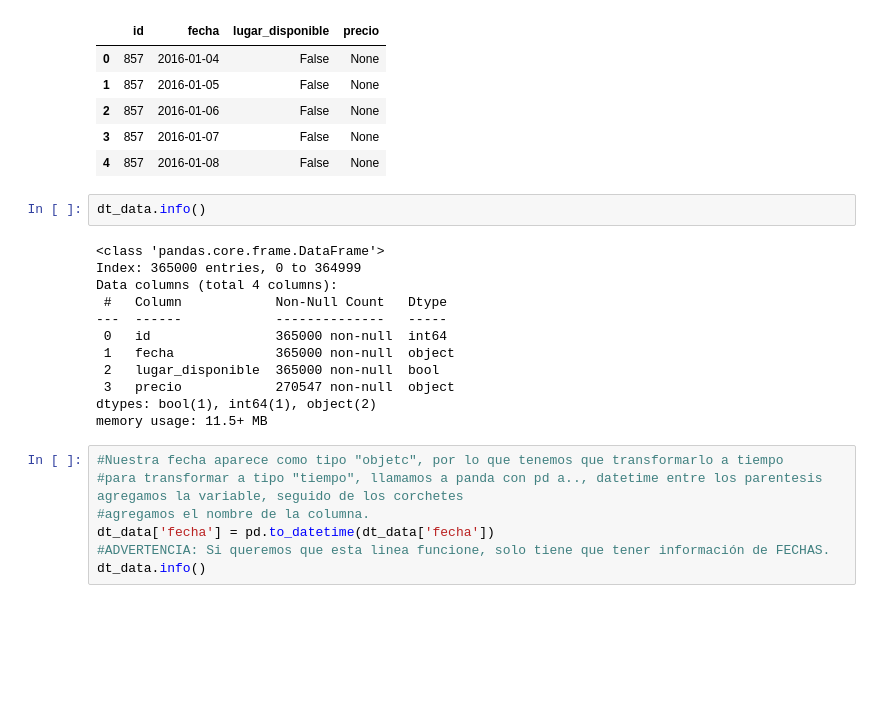
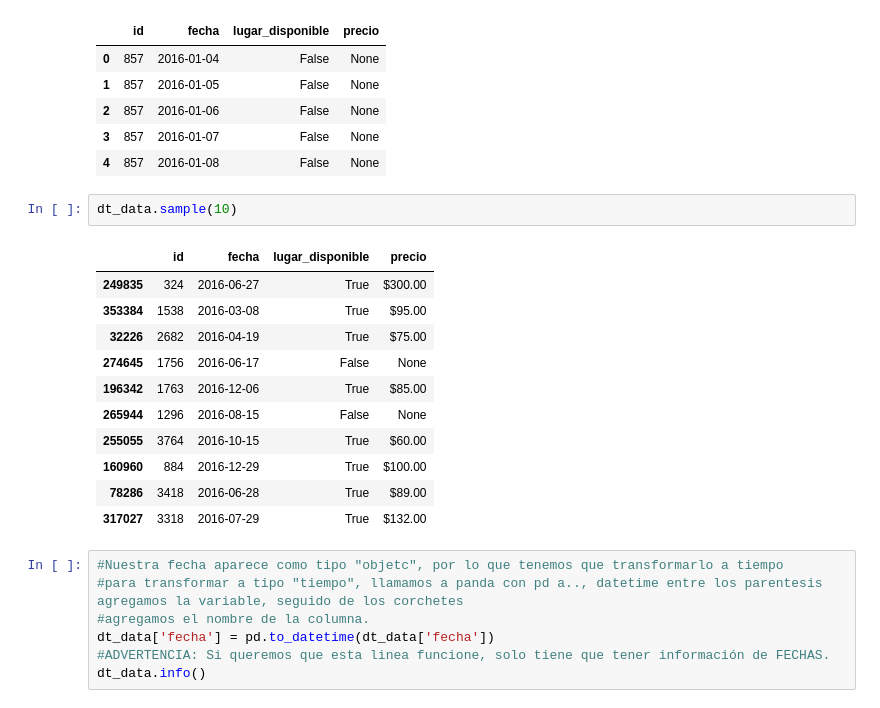
Before and after one commit to AndresCMontejo/Pandas_tratamiento_manipulaci-n_datos, a Jupyter notebook: Pandas_tratamiento_manipulación_datos.ipynb, the cells around one changed output. Saved outputs shown, nothing was run; the diff lists cells and outputs as text; blank space fills up the shorter version.

```diff
--- a/Pandas_tratamiento_manipulación_datos.ipynb
+++ b/Pandas_tratamiento_manipulación_datos.ipynb
@@ -412,20 +412,20 @@ dt_data.head()
 | 2 | 857 | 2016-01-06 | False | None |
 | 3 | 857 | 2016-01-07 | False | None |
 | 4 | 857 | 2016-01-08 | False | None |
-# %%
-dt_data.info()
-# %% [output]
-<class 'pandas.core.frame.DataFrame'>
-Index: 365000 entries, 0 to 364999
-Data columns (total 4 columns):
- #   Column            Non-Null Count   Dtype
----  ------            --------------   -----
- 0   id                365000 non-null  int64
- 1   fecha             365000 non-null  object
- 2   lugar_disponible  365000 non-null  bool
- 3   precio            270547 non-null  object
-dtypes: bool(1), int64(1), object(2)
-memory usage: 11.5+ MB
+# %%
+dt_data.sample(10)
+# %% [output]
+|  | id | fecha | lugar_disponible | precio |
+| 249835 | 324 | 2016-06-27 | True | $300.00 |
+| 353384 | 1538 | 2016-03-08 | True | $95.00 |
+| 32226 | 2682 | 2016-04-19 | True | $75.00 |
+| 274645 | 1756 | 2016-06-17 | False | None |
+| 196342 | 1763 | 2016-12-06 | True | $85.00 |
+| 265944 | 1296 | 2016-08-15 | False | None |
+| 255055 | 3764 | 2016-10-15 | True | $60.00 |
+| 160960 | 884 | 2016-12-29 | True | $100.00 |
+| 78286 | 3418 | 2016-06-28 | True | $89.00 |
+| 317027 | 3318 | 2016-07-29 | True | $132.00 |
 # %%
 #Nuestra fecha aparece como tipo "objetc", por lo que tenemos que transformarlo a tiempo
 #para transformar a tipo "tiempo", llamamos a panda con pd a.., datetime entre los parentesis agregamos la variable, seguido de los corchetes
```
Also changed, not shown: parts of 1 cell of this notebook.
